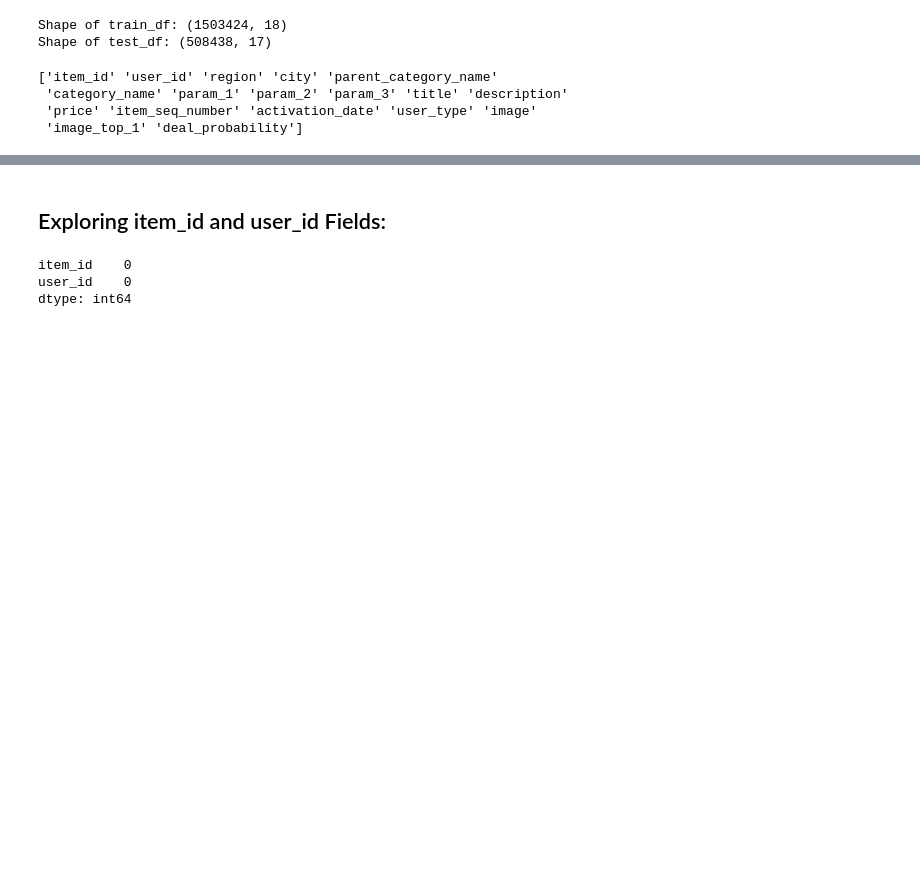
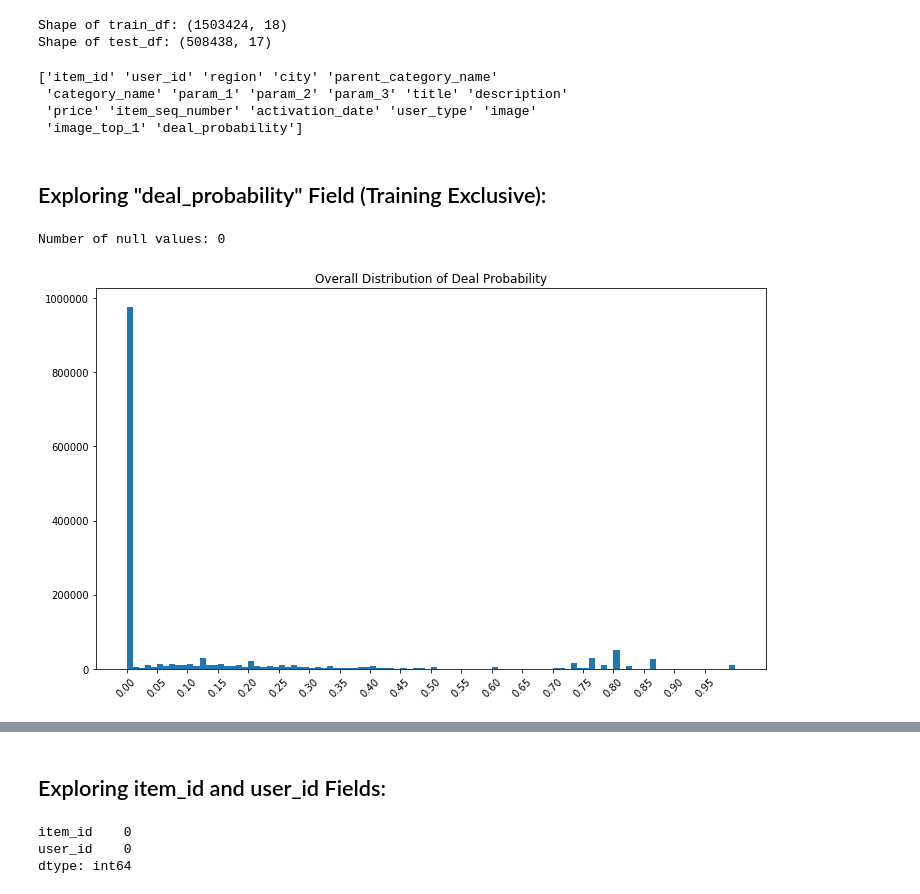
Before and after one commit to gestalt-howard/avito-demand-prediction, a Jupyter notebook: scripts/Stage_0_Data_Exploration.ipynb, the cells around one changed output, grey strips where cells are left out. Saved outputs shown, nothing was run; the diff lists cells and outputs as text; code cells hidden in the pictures; blank space fills up the shorter version.

Commit message:
train label analysis

```diff
--- a/scripts/Stage_0_Data_Exploration.ipynb
+++ b/scripts/Stage_0_Data_Exploration.ipynb
@@ -53,3 +53,20 @@ print train_df.columns.values
  'category_name' 'param_1' 'param_2' 'param_3' 'title' 'description'
  'price' 'item_seq_number' 'activation_date' 'user_type' 'image'
  'image_top_1' 'deal_probability']
+# %% [markdown]
+## Exploring "deal_probability" Field (Training Exclusive):
+# %%
+print 'Number of null values:', train_df.deal_probability.isnull().sum()
+# %% [output]
+Number of null values: 0
+# %%
+deal_probs = train_df.deal_probability
+# %%
+plt.figure(figsize=(12, 7))
+deal_probs.hist(bins=100)
+plt.title('Overall Distribution of Deal Probability')
+plt.grid(False)
+plt.xticks(np.arange(0, 1, step=0.05), rotation=45)
+plt.show()
+# %% [output]
+[figure, added]
```
Also changed, not shown: parts of 5 cells of this notebook.
